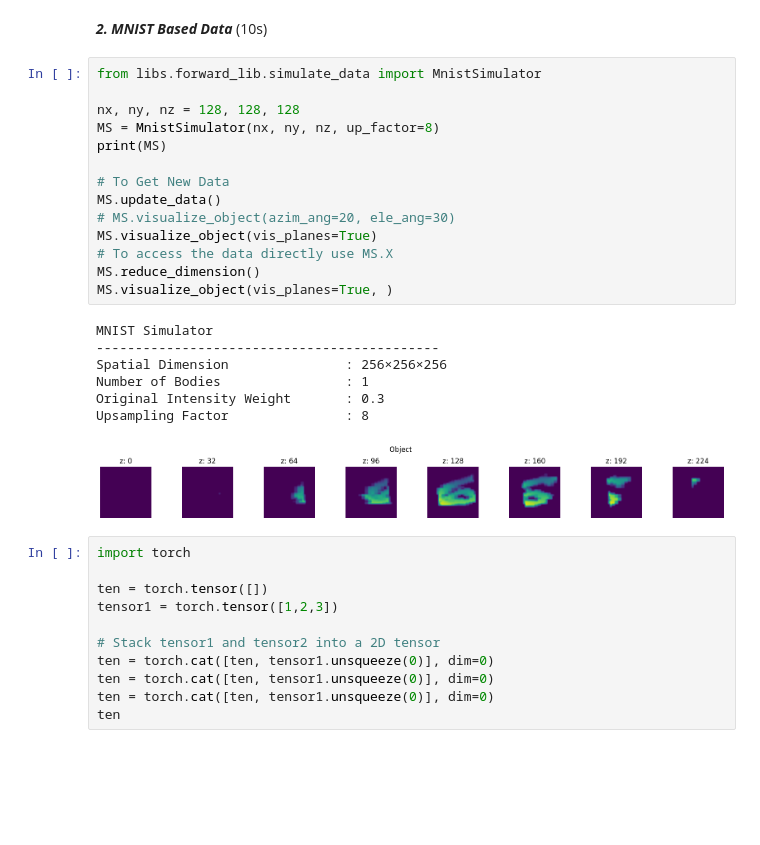
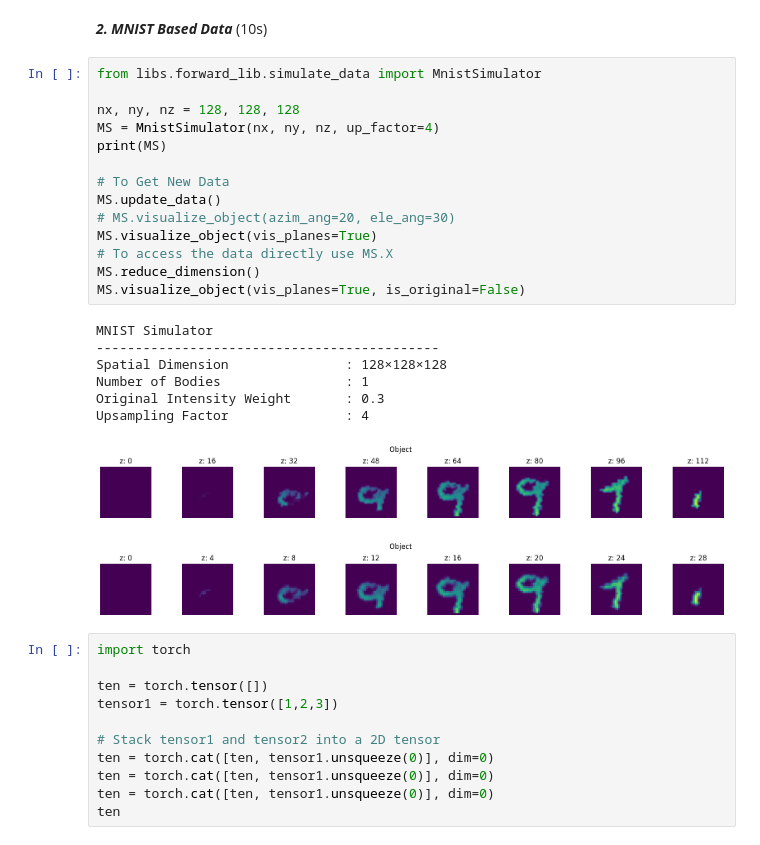
Before and after one commit to sanjith1999/FRIS, a Jupyter notebook: demo.ipynb, the cells around one changed output. Saved outputs shown, nothing was run; the diff lists cells and outputs as text; blank space fills up the shorter version.

```diff
--- a/demo.ipynb
+++ b/demo.ipynb
@@ -39,25 +39,26 @@ Device                  : cuda
 # %%
 from libs.forward_lib.simulate_data import MnistSimulator
 
 nx, ny, nz = 128, 128, 128
-MS = MnistSimulator(nx, ny, nz, up_factor=8)
+MS = MnistSimulator(nx, ny, nz, up_factor=4)
 print(MS)
 
 # To Get New Data
 MS.update_data()
 # MS.visualize_object(azim_ang=20, ele_ang=30)
 MS.visualize_object(vis_planes=True)
 # To access the data directly use MS.X
 MS.reduce_dimension()
-MS.visualize_object(vis_planes=True, )
+MS.visualize_object(vis_planes=True, is_original=False)
 # %% [output]
 MNIST Simulator
 --------------------------------------------
-Spatial Dimension               : 256×256×256
+Spatial Dimension               : 128×128×128
 Number of Bodies                : 1
 Original Intensity Weight       : 0.3
-Upsampling Factor               : 8
+Upsampling Factor               : 4
-[figure, old version]
+[figure, new version]
+[figure, added]
 # %%
 import torch
 
```
Also changed, not shown: 6 other files.
